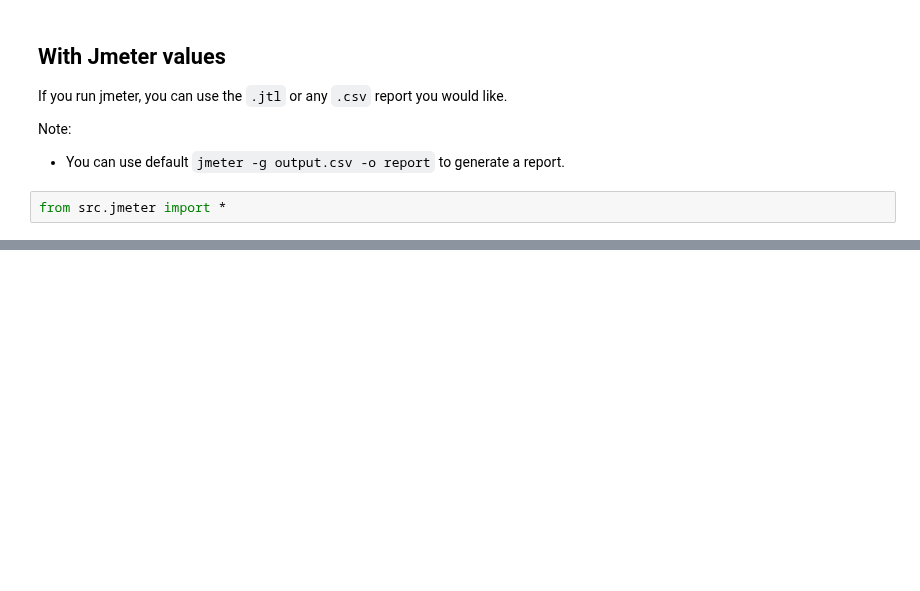
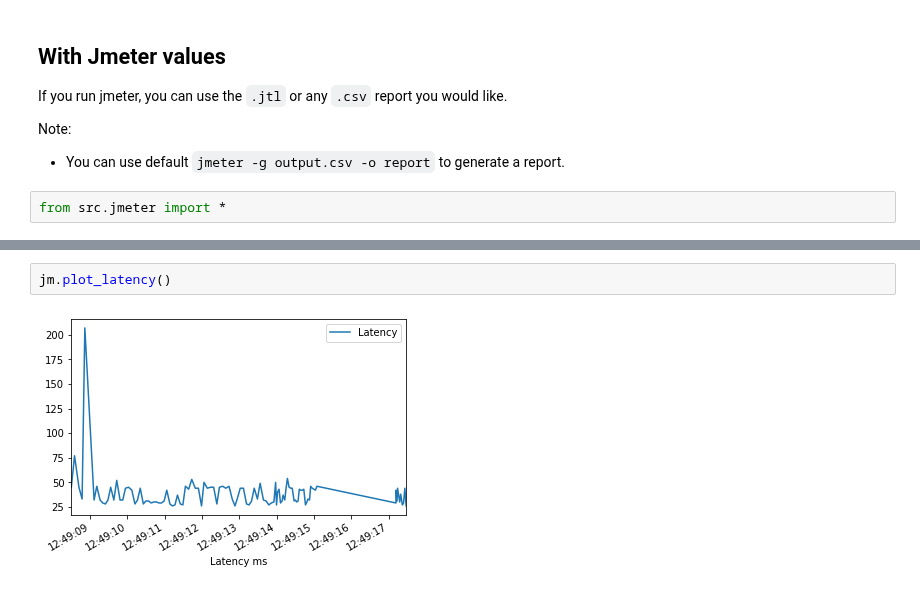
Before and after one commit to sylhare/docker-stats-graph, a Jupyter notebook: docker_stats_example.ipynb, the cells around one changed output, grey strips where cells are left out. Cells and saved outputs as stored; diff of their text form; blank space fills up the shorter version.

Commit message:
Add jmeter plot

```diff
--- a/docker_stats_example.ipynb
+++ b/docker_stats_example.ipynb
@@ -67,2 +50,6 @@ The average transaction per second is of        12.0 tps
 The average latency is of                       38.569 ms
 The average response time is of                 77.211 ms
+# %%
+jm.plot_latency()
+# %% [output]
+[figure, added]
```
Also changed, not shown: parts of 6 cells of this notebook, 5 other files.
